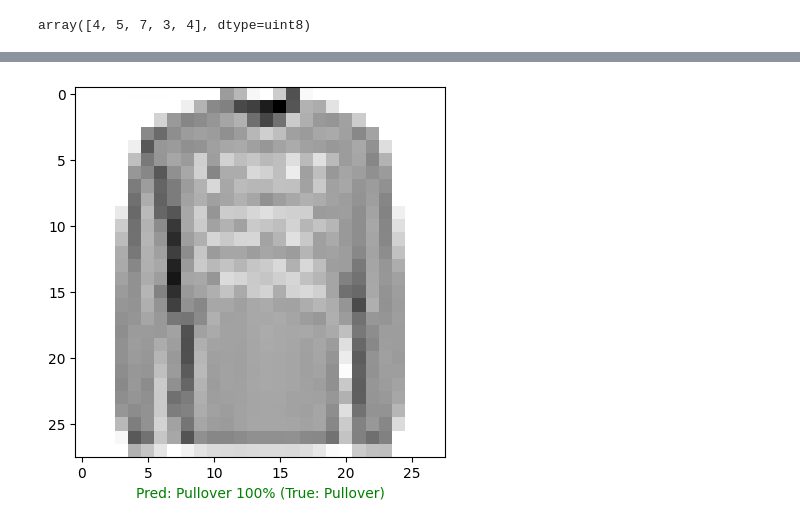
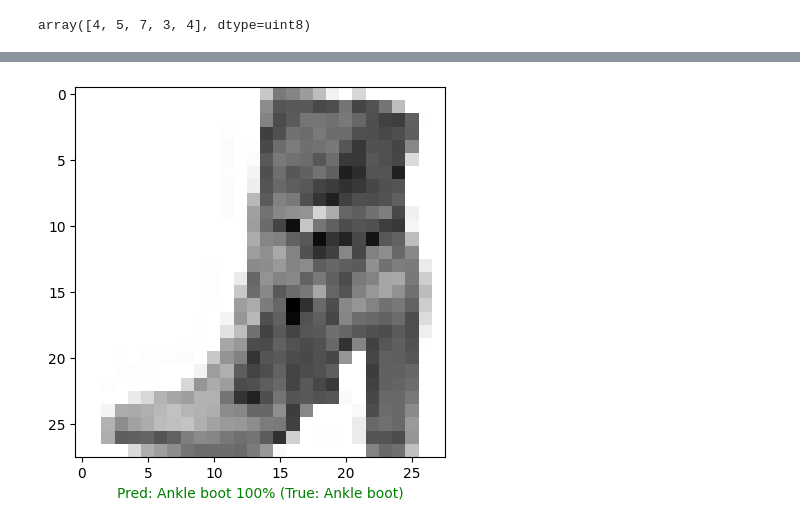
Before and after one commit to psyuktha/Tensorflow, a Jupyter notebook: fashion_mnist.ipynb, the cells around one changed output, grey strips where cells are left out. Saved outputs shown, nothing was run; the diff lists cells and outputs as text; code cells hidden in the pictures.

```diff
--- a/fashion_mnist.ipynb
+++ b/fashion_mnist.ipynb
@@ -98,2 +103,5 @@ Epoch 20/20
+# %%
+model_12.save("/content/drive/MyDrive/fasion_prediction")
+saved_model = tf.keras.models.load_model("/content/drive/MyDrive/fasion_prediction")
 # %%
 #predictions
@@ -246,7 +234,7 @@ def plot_random_image(model, images, true_labels, classes):
                                                    true_label),
              color=color)
 # %%
-plot_random_image(model=model_12,
+plot_random_image(model=saved_model,
                   images=test_data,
                   true_labels=test_labels,
                   classes=class_names)
@@ -255 +243 @@ plot_random_image(model=model_12,
-[figure, old version]
+[figure, new version]
```
Also changed, not shown: parts of 10 cells of this notebook.
